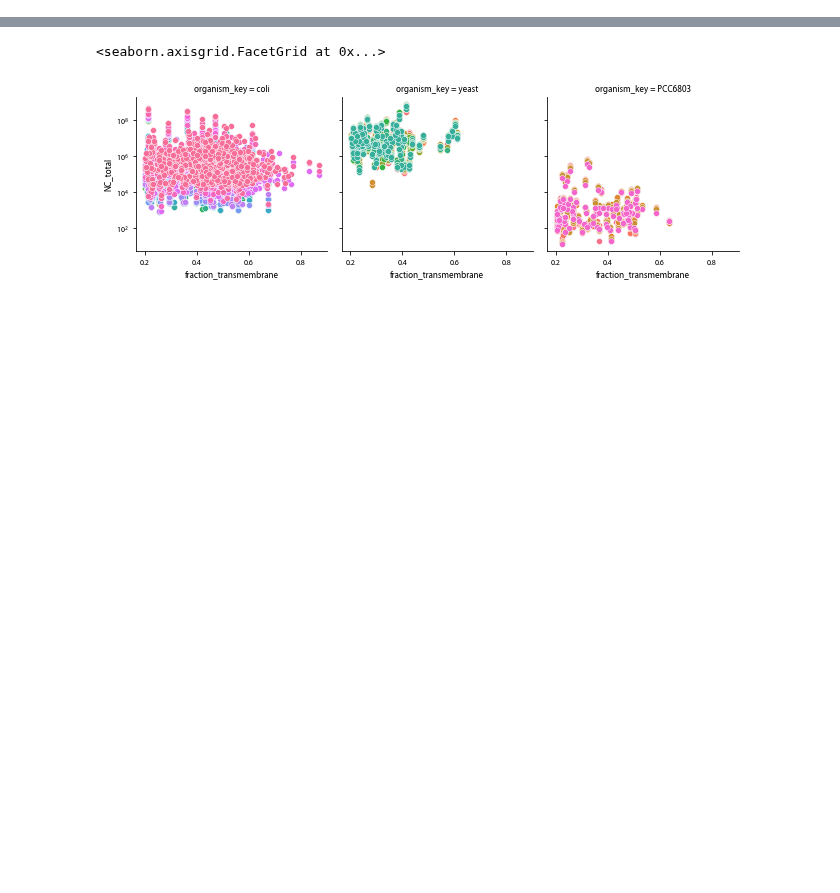
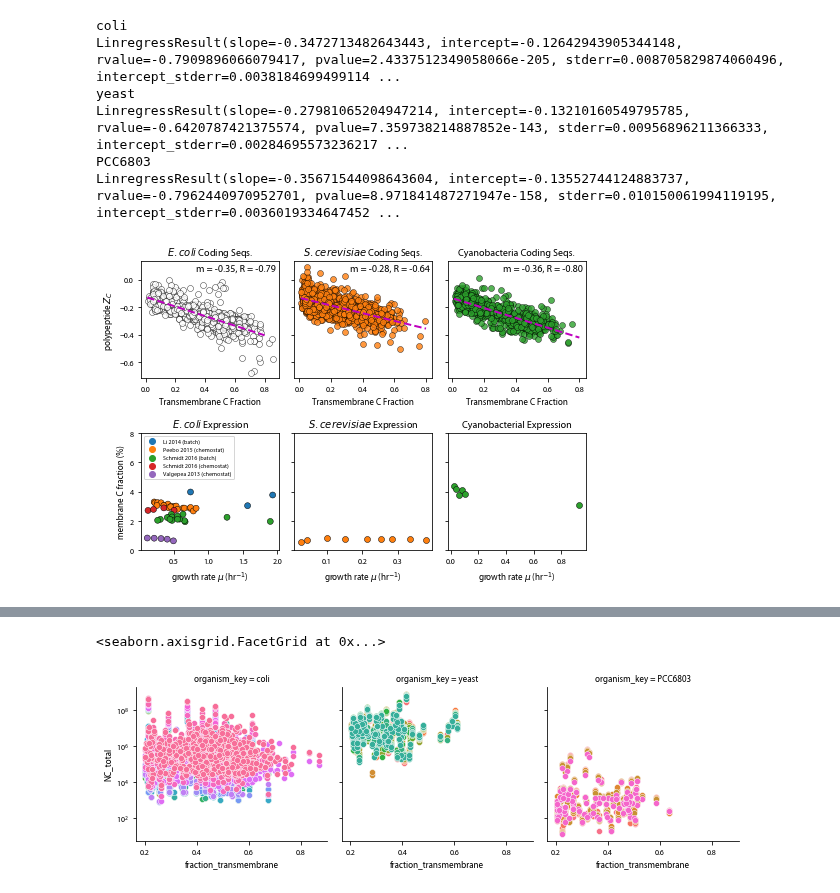
Before and after one commit to flamholz/redox-proteome, a Jupyter notebook: notebooks/AllFigures.ipynb, the cells around one changed output, grey strips where cells are left out. Saved outputs shown, nothing was run; the diff lists cells and outputs as text; code cells hidden in the pictures; blank space fills up the shorter version.

```diff
--- a/notebooks/AllFigures.ipynb
+++ b/notebooks/AllFigures.ipynb
@@ -348,0 +556,79 @@ plt.show()
+# %%
+# Fig SY considers membrane proteins as an explanation
+fig, axs = plt.subplots(nrows=2, ncols=3, figsize=(7,5), sharey='row')
+pal = sns.color_palette()
+
+for i, (name, title) in enumerate(pretty_names.items()):
+    print(name)
+    sdf = long_nosc_df[long_nosc_df.organism == name]
+    mask = sdf.fraction_transmembrane_C > 1e-3
+    tm_prot = sdf[mask]
+
+    ax = axs[0, i]
+    plt.sca(ax)
+    sns.scatterplot(data=tm_prot,
+                    x='fraction_transmembrane_C',
+                    y='NOSC', color=org_colors[name], edgecolor='k', lw=0.5, alpha=0.8)
+    plt.xlabel('Transmembrane C Fraction')
+    plt.ylabel('polypeptide $Z_C$')
+
+    reg = linregress(tm_prot.fraction_transmembrane_C, tm_prot.NOSC)
+    xs = np.arange(0.01, 0.81, 0.01)
+    plt.plot(xs, xs*reg.slope + reg.intercept, ls='--', color='m')
+    print(reg)
+    plt.text(0.98, 0.92, 'm = {0:.2f}, R = {1:.2f}'.format(reg.slope, reg.rvalue),
+             transform=ax.transAxes, ha='right')
+    plt.title('{0} Coding Seqs.'.format(title))
+
+# E. coli expression figure
+plt.sca(axs[1,0])
+
+# All E. coli data, colored by dataset
+mask = exp_summed.species == 'E. coli'
+coli_all = exp_summed[mask].copy()
+sns.scatterplot(data=coli_all, x='growth_rate_hr', y='tm_C_pct',
+                hue='label', marker='o', edgecolor='k', lw=1, legend=True)
+
+plt.legend(loc=2, fontsize=6)
+plt.ylim(0, 8)
+plt.title('$E. coli$ Expression')
+plt.xlabel('growth rate $\mu$ (hr$^{-1}$)')
+plt.ylabel('membrane C fraction (%)')
+
+# Yeast expression figure
+plt.sca(axs[1,1])
+
+# Extract Xia dataset
+mask = exp_summed.dataset == 'xia_2022'
+yeast_xia = exp_summed[mask].copy()
+sns.scatterplot(data=yeast_xia, x='growth_rate_hr', y='tm_C_pct',
+                color=pal[1], marker='o', edgecolor='k', lw=1, legend=False)
+
+plt.title('$S. cerevisiae$ Expression')
+plt.xlabel('growth rate $\mu$ (hr$^{-1}$)')
+plt.ylabel('membrane C fraction (%)')
+
+# Cyano expression figure
+plt.sca(axs[1,2])
+
+# Extract Zavrel Cyano dataset
+mask = exp_summed.dataset == 'zavrel_2019'
+zavrel_summed = exp_summed[mask].copy()
+sns.scatterplot(data=zavrel_summed, x='growth_rate_hr', y='tm_C_pct',
+                color=pal[2], marker='o', edgecolor='k', lw=1, legend=False)
+
+plt.title('Cyanobacterial Expression')
+plt.xlabel('growth rate $\mu$ (hr$^{-1}$)')
+plt.ylabel('membrane C fraction')
+
+plt.tight_layout()
+plt.savefig('../output/tm_proteins.png', facecolor='w', dpi=300)
+plt.show()
+# %% [output]
+coli
+LinregressResult(slope=-0.3472713482643443, intercept=-0.12642943905344148, rvalue=-0.7909896066079417, pvalue=2.4337512349058066e-205, stderr=0.008705829874060496, intercept_stderr=0.0038184699499114 ...
+yeast
+LinregressResult(slope=-0.27981065204947214, intercept=-0.13210160549795785, rvalue=-0.6420787421375574, pvalue=7.359738214887852e-143, stderr=0.00956896211366333, intercept_stderr=0.00284695573236217 ...
+PCC6803
+LinregressResult(slope=-0.35671544098643604, intercept=-0.13552744124883737, rvalue=-0.7962440970952701, pvalue=8.971841487271947e-158, stderr=0.010150061994119195, intercept_stderr=0.0036019334647452 ...
+[figure, added]
```
Also changed, not shown: parts of 16 cells of this notebook, 13 other files.
